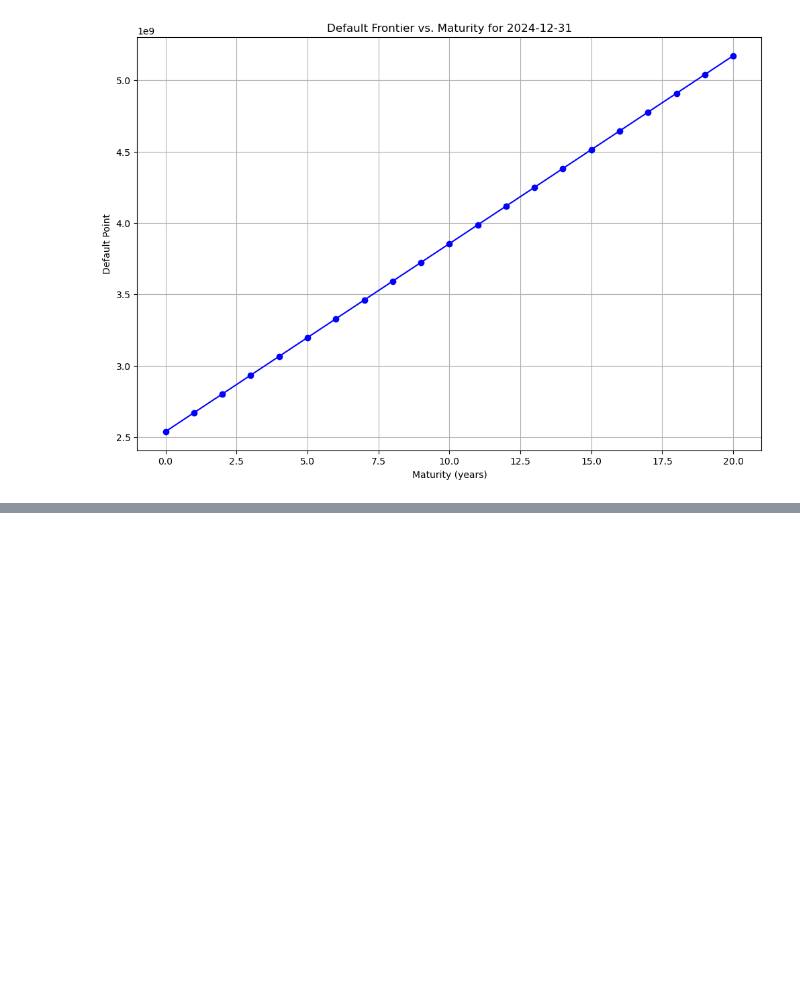
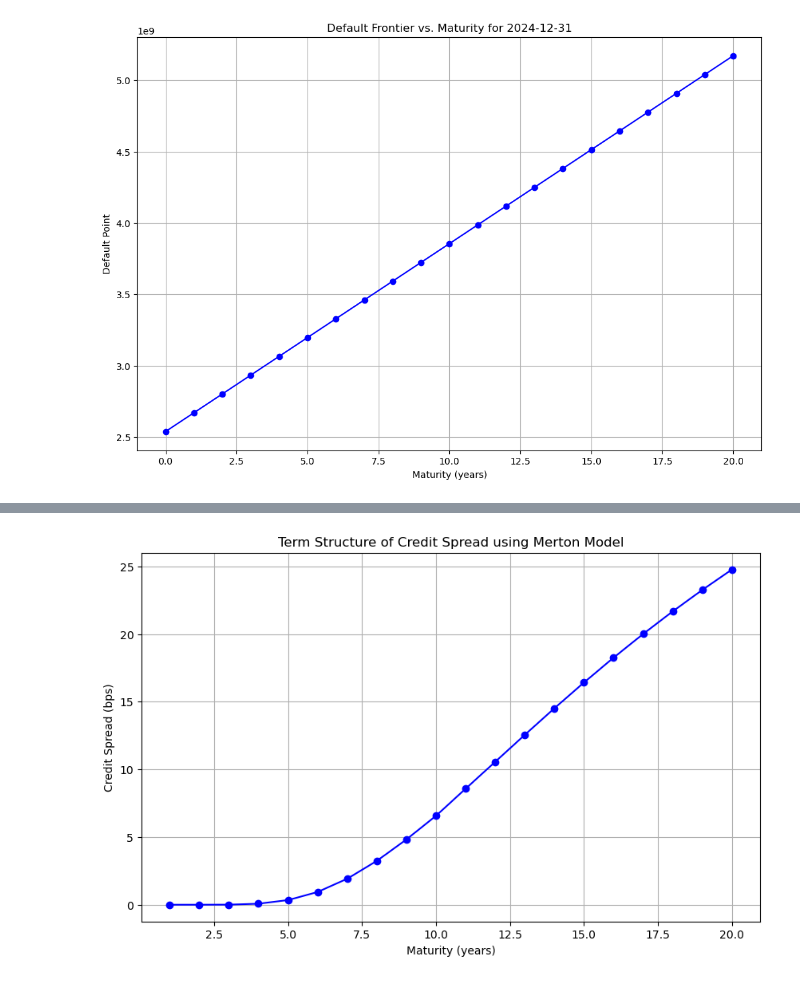
Before and after one commit to fangsitang/TP2_fixed_income, a Jupyter notebook: Part_One.ipynb, the cells around one changed output, grey strips where cells are left out. Cells and saved outputs as stored; diff of their text form; code cells hidden in the pictures; blank space fills up the shorter version.

```diff
--- a/Part_One.ipynb
+++ b/Part_One.ipynb
@@ -188,7 +239,7 @@ risk_free_data = risk_free_data.sort_index()
 data = pd.concat([
     daily_debt[['Lt']],
     stock_data[['market_cap']],
-    risk_free_data.rename(columns={'DGS1': 'risk_free_rate'})
+    risk_free_data.rename(columns={'THREEFY1': 'risk_free_rate'})
 ], axis=1)
 
 # Trim the data to start from the first date where Lt is available
@@ -295,7 +346,7 @@ def calculate_merton_model(data, max_iterations=50, tolerance=1e-10):
 
     # Initialize variables
     data['log_return'] = np.log(data['market_cap'] / data['market_cap'].shift(1))
-    sigma_0 = data['log_return'].std()
+    sigma_0 = data['log_return'].std() * np.sqrt(252)
     #sigma_0 = 0
 
     iteration = 0
@@ -315,7 +366,7 @@ def calculate_merton_model(data, max_iterations=50, tolerance=1e-10):
 
         # Step 3: Calculate new sigma as standard deviation of log returns
         # Drop NaN values that might appear in the first row or from errors
-        sigma_1 = data['asset_log_return'].dropna().std()
+        sigma_1 = data['asset_log_return'].dropna().std() * np.sqrt(252)
 
         # Record convergence history
         sigma_diff = abs(sigma_1 - sigma_0)
@@ -340,5 +391,5 @@ def calculate_merton_model(data, max_iterations=50, tolerance=1e-10):
 
     return final_assets, sigma_1
 # %%
-asset_values, final_sigma = calculate_merton_model(data, max_iterations=20, tolerance=1e-6)
+asset_values, final_sigma = calculate_merton_model(data, max_iterations=20, tolerance=1e-9)
 # %% [output]
@@ -494,3 +596,80 @@ Name: Credit Spread, dtype: float64
 # %%
-maturities
+import numpy as np
+from scipy.stats import norm
+import pandas as pd
+import matplotlib.pyplot as plt
+
+# Input Data
+# Asset value and volatility on 2024-12-31
+v = asset_values.iloc[-1]
+volatility = final_sigma
+rf = df.Yield / 100
+debt = df["Default Point"]
+
+# Select maturities (in years) from the debt DataFrame that are >= 1 year
+maturities = debt.index[debt.index >= 1]
+
+credit_spreads = []
+default_probabilities = [] # List to store default probabilities
+default_distance = []
+
+# Loop over each maturity T to calculate the credit spread and default probability
+for T in maturities:
+    M = debt.loc[T]      # Default boundary (or debt level) at this maturity (used as M)
+    r = rf.loc[T]        # Risk-free rate at this maturity
+
+    # Calculate d1 and d2 using the Merton model formulas
+    d1 = (np.log(v / M) + (r + 0.5 * volatility**2) * T) / (volatility * np.sqrt(T))
+    #d1 = (np.log(4) + (r + 0.5 * volatility**2) * T) / (volatility * np.sqrt(T))
+
+    d2 = d1 - volatility * np.sqrt(T)
+
+    asset_debt_ratio = v / M
+    print(f"Current Asset/Debt Ratio: {asset_debt_ratio}", f"maturities: {T}")
+
+    # Calculate D (the model-implied risky debt price) according to the Merton model:
+    # D = M * exp(-r * T)* N(d2) + v * N(-d1)
+    D = M * np.exp(-r * T) * norm.cdf(d2) + v * norm.cdf(-d1)
+
+    # Calculate the credit spread in basis points (bps)
+    spread = (-1 / T * np.log(D / M) - r) * 10000
+    credit_spreads.append(spread)
+
+    # Calculate the default probability
+    # In the Merton model, the risk-neutral default probability is approximated by N(-d2)
+    DD = d2
+    PD = norm.cdf(-d2)
+    default_probabilities.append(PD)
+    default_distance.append(DD)
+
+# Convert the calculated results into Series with maturities as the index
+credit_spread_series = pd.Series(credit_spreads, index=maturities, name="Credit Spread")
+default_probability_series = pd.Series(default_probabilities, index=maturities, name="Default Probability")
+default_distance_series = pd.Series(default_distance, index=maturities, name="Default Distance")
+
+# Print the resulting term structure tables
+print("=== Term Structure of Credit Spread ===")
+print(credit_spread_series)
+print("\n=== Term Structure of Default Probability ===")
+print(default_probability_series)
+print("\n=== Term Structure of Default Distance ===")
+print(default_distance_series)
+
+# Plot the term structure of credit spreads
+plt.figure(figsize=(10, 6))
+plt.plot(credit_spread_series.index, credit_spread_series, marker='o', linestyle='-', color='b')
+plt.xlabel("Maturity (years)")
+plt.ylabel("Credit Spread (bps)")
+plt.title("Term Structure of Credit Spread using Merton Model")
+plt.grid(True)
+plt.show()
+
+# Plot the term structure of default probabilities (displayed in percentage)
+plt.figure(figsize=(10, 6))
+plt.plot(default_probability_series.index, default_probability_series*100, marker='o', linestyle='-', color='r')
+plt.xlabel("Maturity (years)")
+plt.ylabel("Default Probability (%)")
+plt.title("Term Structure of Default Probability using Merton Model")
+plt.grid(True)
+plt.show()
 # %% [output]
@@ -497,0 +693 @@ Index([1, 2, 3, 5, 7, 10, 20], dtype='int64')
+[figure, added]
```
Also changed, not shown: parts of 13 cells of this notebook.
